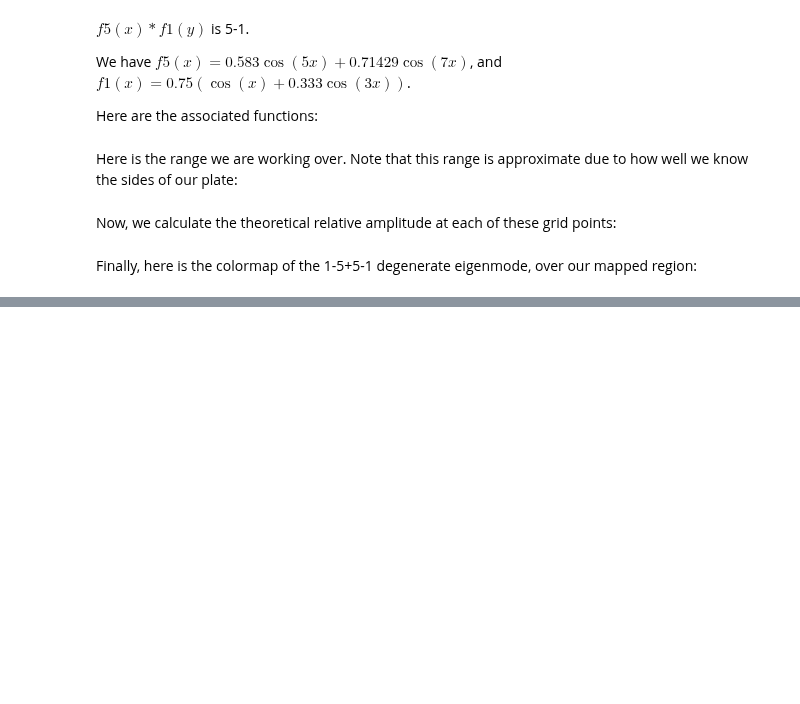
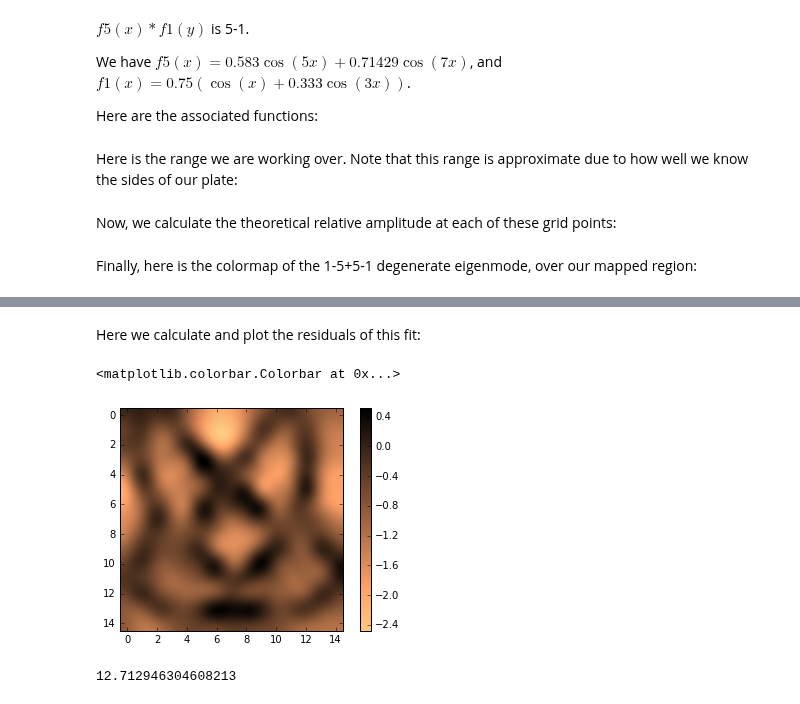
Before and after one commit to ry-dgel/Chladni, a Jupyter notebook: figure_describing_eigenmode_fitting.ipynb, the cells around one changed output, grey strips where cells are left out. Saved outputs shown, nothing was run; the diff lists cells and outputs as text; code cells hidden in the pictures; blank space fills up the shorter version.

Commit message:
Chopped up percentile of data for fitting

```diff
--- a/figure_describing_eigenmode_fitting.ipynb
+++ b/figure_describing_eigenmode_fitting.ipynb
@@ -86,0 +71,14 @@ plt.imshow(42.63954359*np.abs(one_five_theory_amplitude+five_one_theory_amplitud
+# %%
+percentile = 0
+high_indices = np.argwhere(theoretical_mode>=np.percentile(theoretical_mode, percentile))
+left_indices = high_indices[:, 0]
+right_indices = high_indices[:, 1]
+# %%
+fit = minimize(lambda a: np.sum(
+        np.square((a*theoretical_mode[left_indices, right_indices] - \
+                   summed_z[left_indices, right_indices])/\
+                      (0.2*summed_z[left_indices, right_indices]))
+        ),
+        x0=[1], method='Nelder-Mead')
+a = fit.x[0]
+fit
@@ -86,0 +93,15 @@ plt.imshow(42.63954359*np.abs(one_five_theory_amplitude+five_one_theory_amplitud
+# %% [markdown]
+Here we calculate and plot the residuals of this fit:
+# %%
+residuals = a*theoretical_mode-summed_z
+plt.imshow(residuals, cmap='copper_r', interpolation='lanczos')
+plt.colorbar()
+# %% [output]
+<matplotlib.colorbar.Colorbar at 0x...>
+[figure, added]
+# %%
+reduced_chi_square = np.sum(np.square(residuals[left_indices, right_indices]/\
+                                      (0.2*summed_z[left_indices, right_indices])))/(left_indices.size-1)
+reduced_chi_square
+# %% [output]
+12.712946304608213
```
Also changed, not shown: parts of 8 cells of this notebook.
